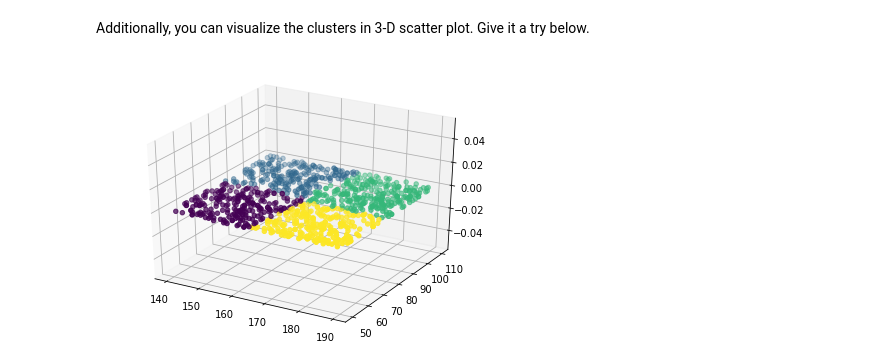
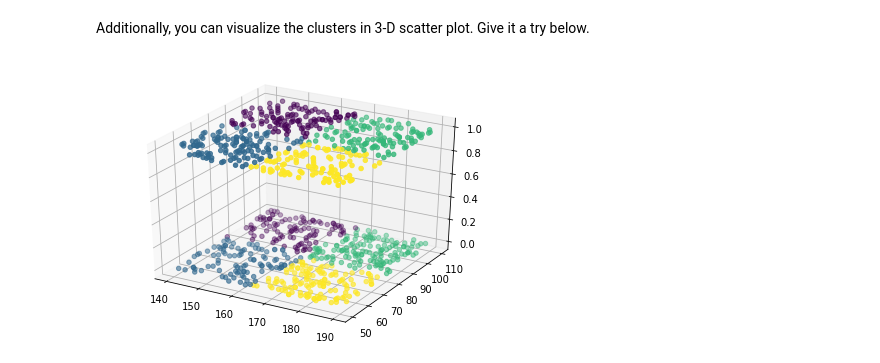
Before and after one commit to ironhack-datalabs/datamad0619, a Jupyter notebook: module-3/lab-sklearn-and-unsupervised-learning/your-code/main.ipynb, the cells around one changed output. Cells and saved outputs as stored; diff of their text form; code cells hidden in the pictures.

Commit message:
cambio 3d plot

```diff
--- a/module-3/lab-sklearn-and-unsupervised-learning/your-code/main.ipynb
+++ b/module-3/lab-sklearn-and-unsupervised-learning/your-code/main.ipynb
@@ -483,9 +483,10 @@ plt.scatter(x[:, 0], x[:, 1], c=y);
 Additionally, you can visualize the clusters in 3-D scatter plot. Give it a try below.
 # %%
 from mpl_toolkits import mplot3d
+z = np.array(patients['patient_gender_int'])
 # %%
 fig = plt.figure(figsize=(7,5))
 ax = fig.add_subplot(projection='3d')
-ax.scatter(x[:, 0], x[:, 1], c=y);
+ax.scatter(x[:, 0], x[:, 1], z, c=y);
 # %% [output]
-[figure, old version]
+[figure, new version]
```
Also changed, not shown: parts of 8 cells of this notebook.
